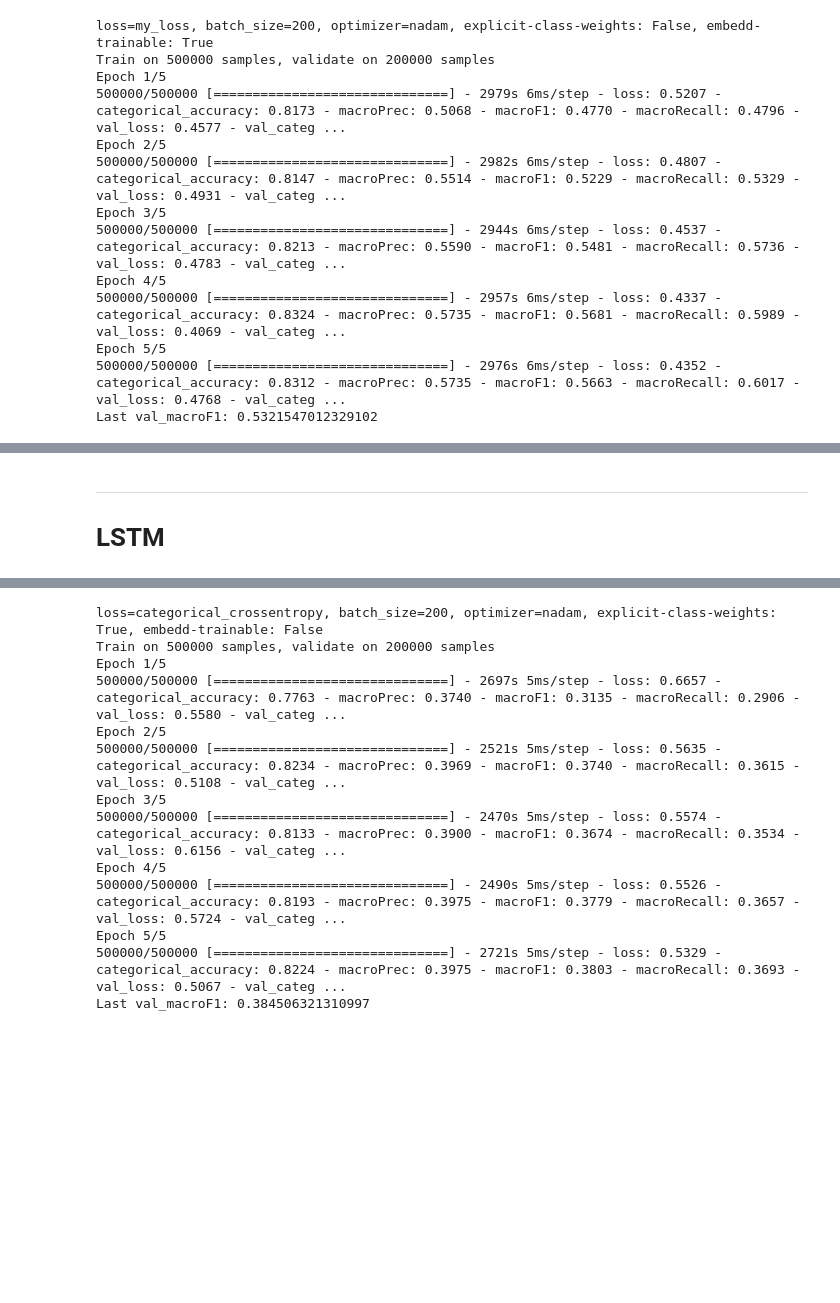
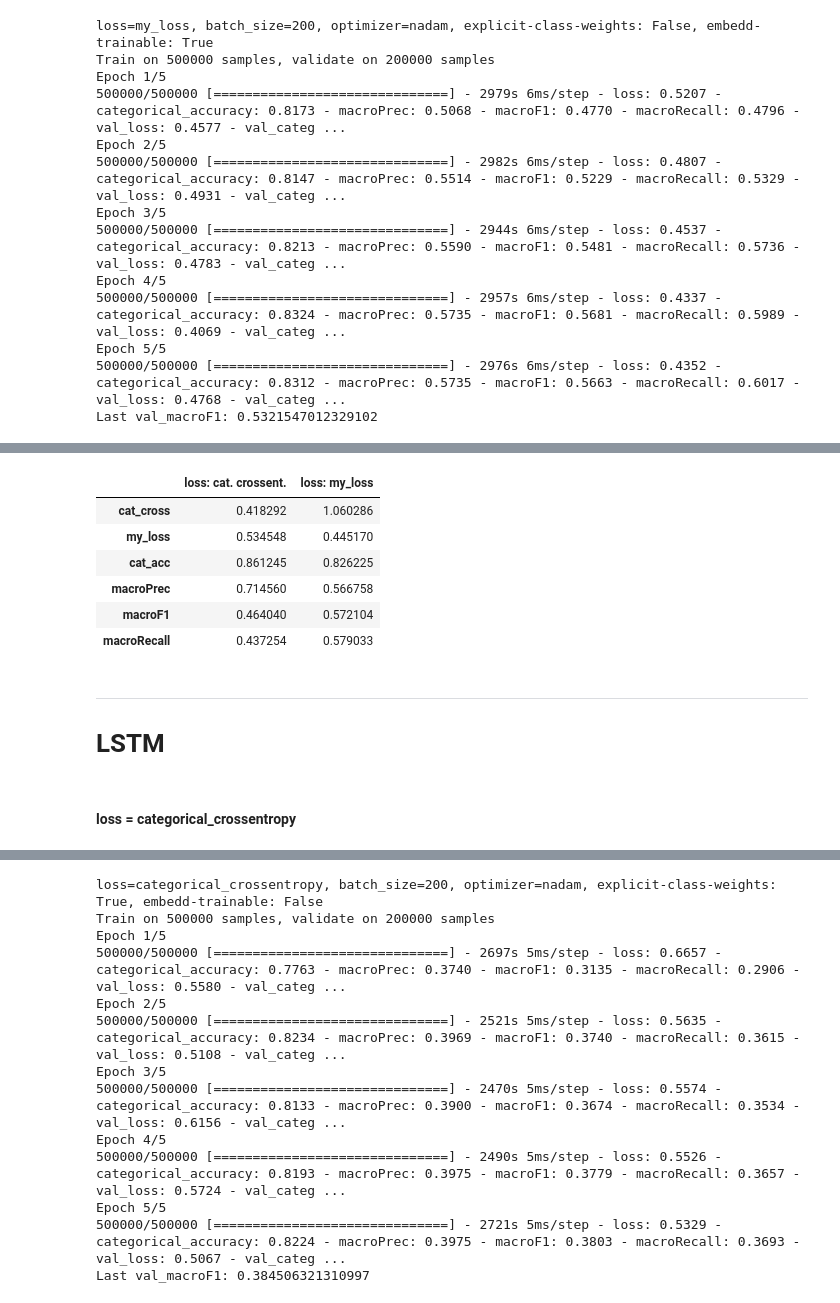
Before and after one commit to olszewskip/ArXiv_Classifier, a Jupyter notebook: keras_RNN_LSTM.ipynb, the cells around one changed output, grey strips where cells are left out. Drawn from its saved outputs; the diff is of its cells as text; code cells hidden in the pictures; blank space fills up the shorter version.

```diff
--- a/keras_RNN_LSTM.ipynb
+++ b/keras_RNN_LSTM.ipynb
@@ -242,12 +255,24 @@ eval_rnn2
 # %%
 # 1 + 2
 
-pd.concat([eval_rnn1, eval_rnn2], axis=1)
+eval_rnn12 = pd.concat([eval_rnn1, eval_rnn2], axis=1)
+eval_rnn12.columns = ['loss: cat. crossent.', 'loss: my_loss']
+eval_rnn12
+# %% [output]
+|  | loss: cat. crossent. | loss: my_loss |
+| cat_cross | 0.418292 | 1.060286 |
+| my_loss | 0.534548 | 0.445170 |
+| cat_acc | 0.861245 | 0.826225 |
+| macroPrec | 0.714560 | 0.566758 |
+| macroF1 | 0.464040 | 0.572104 |
+| macroRecall | 0.437254 | 0.579033 |
 # %% [markdown]
 ---
 # LSTM
 # %%
 layers_lstm = [LSTM(24, dropout=0.1, recurrent_dropout=0.1)]
+# %% [markdown]
+#### loss = categorical_crossentropy
 # %%
 # 1
 
```
Also changed, not shown: parts of 29 cells of this notebook, 1 other file.
